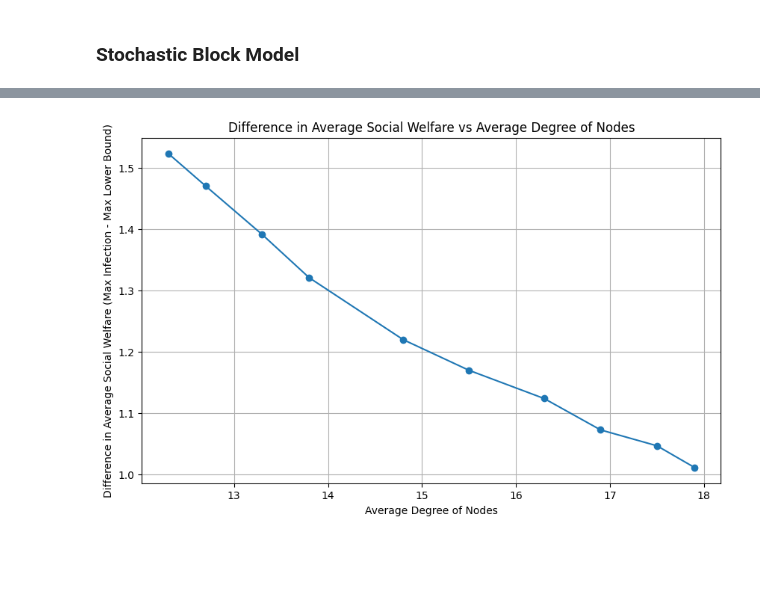
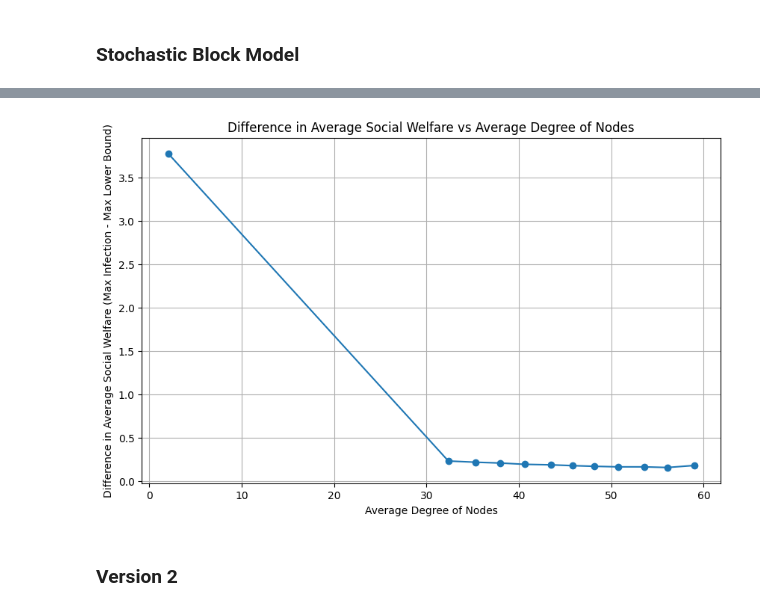
Before and after one commit to Jw1836/HybridNetworkModel, a Jupyter notebook: NMPC.ipynb, the cells around one changed output, grey strips where cells are left out. Saved outputs shown, nothing was run; the diff lists cells and outputs as text; code cells hidden in the pictures; blank space fills up the shorter version.

```diff
--- a/NMPC.ipynb
+++ b/NMPC.ipynb
@@ -686,8 +1026,8 @@ print("PARAMETERS: \n")
 print("Group 1: g1 = {}, u1 = {}, p_max1 = {}".format(g1, u1, p_max1))
 print("Group 2: g2 = {}, u2 = {}, p_max2 = {}".format(g2, u2, p_max2))
 #make the adjacency matrix for the network ER graph
-n1 = 10
-n2 = 10
+n1 = 25
+n2 = 25
 n = n1 + n2 #number nodes
 
 # #p = 0.05
@@ -699,7 +1039,7 @@ n = n1 + n2 #number nodes
 sizes = [n1, n2]
 
 # Define connection probabilities
-p_within = 0.9   # High probability for diagonal blocks (dense/strongly connected)
+p_within = 0.9  # High probability for diagonal blocks (dense/strongly connected)
 p_between = 0.1  # Low probability for off-diagonal blocks (sparse overall)
 
 # The probability matrix
@@ -987,7 +1416,7 @@ plt.show()
 ### Global Optimization Plots
 # %%
 # for exactly the same parameters run the global optimization to maximize the total infection population over the entire time horizon
-updates_per_horizon = 8
+updates_per_horizon = 2
 state_history_global, time_history_global, optimal_update_times_global = global_opt_max_infections(
     x_vec_0, A, B, D, m=updates_per_horizon, total_time=TOTAL_TIME, customer_groups = customer_groups
     )
@@ -1064,14 +1491,15 @@ Total Infection Integral (MPC Simulation):  2652.6920762468326
 ### Stochastic Block Model
 # %%
 #probability between different groups, 0.1 to 1.0
-intra_group_probabilities = np.linspace(0.3, 1.0, 10)
+intra_group_probabilities = np.linspace(0.2, 1.0, 10)
 inter_group_probability = 0.9
 updates_per_horizon = 2
 
-b1 = rng.uniform(0, 1,1)
-b2 = rng.uniform(0, 1,1)
-d1 = rng.uniform(0, 1,1)
-d2 = rng.uniform(0, 1,1)
+# b1 = rng.uniform(0, 1,1)
+# b2 = rng.uniform(0, 1,1)
+# d1 = rng.uniform(0, 1,1)
+# d2 = rng.uniform(0, 1,1)
+print("spreading parameters: ", d1, d2, b1, b2)
 B = np.diag(np.concatenate((b1 * np.ones(n1), b2 * np.ones(n2))))
 D = np.diag(np.concatenate((d1 * np.ones(n1), d2 * np.ones(n2))))
 
@@ -1079,13 +1507,13 @@ D = np.diag(np.concatenate((d1 * np.ones(n1), d2 * np.ones(n2))))
 H = 60
 TOTAL_TIME = 150
 
-n1 = 10
-n2 = 10
+n1 = 30
+n2 = 30
 n = n1 + n2 #number nodes
 sizes = [n1, n2]
 
 #parameters
-g1 = 80 #determines how wide the bell curve is
+g1 = 30 #determines how wide the bell curve is
 u1 = 25 #determines the center of the bell curve
 p_max1 = 1.3 #make boost someone can have
 g2 = 20
@@ -1095,25 +1523,48 @@ customer_groups = {"Group 1": (list(range(n1)), [g1, u1, p_max1]), "Group 2": (l
 
 x_vec_0 = rng.uniform(0, 1, n)
 
+
 node_avg_degree = []
 difference_in_integrals = []
 
 #for each one of the intra group probabilities, make a graph run both MPCs and record the difference
-for intra_prob in intra_group_probabilities:
+for i in range(len(intra_group_probabilities) + 2):
+    if i == 0:
+        intra_prob = 0.0
+    elif i == len(intra_group_probabilities) + 1:
+        intra_prob = 100
+    else:
+        intra_prob = intra_group_probabilities[i - 1]
+
     print("#########################################################################################")
+
+    if(intra_prob == 0.0): #if the first one, the graph should be two cycles with one edge in between the group
+        Graph = nx.cycle_graph(n1)
+        Graph2 = nx.cycle_graph(n2)
+        Graph = nx.disjoint_union(Graph, Graph2)
+        #add an edge between the two groups
+        Graph.add_edge(0, n1)
+
+    elif(intra_prob == 100): #if the last one, the graph should be a complete graph
+        Graph = nx.complete_graph(n)
+    else: # then do the stochastic block model
+
+
+        # Define connection probabilities
+        p_within = intra_prob   # High probability for diagonal blocks (dense/strongly connected)
+        p_between = inter_group_probability  # Low probability for off-diagonal blocks (sparse overall)
+
+        # The probability matrix
+        probs = [
+            [p_within, p_between],
+            [p_between, p_within]
+        ]
+
+        # Generate the graph
+        Graph = nx.stochastic_block_model(sizes, probs, seed=42)
+
+
     print("IntraProb: ", intra_prob)
-    # Define connection probabilities
-    p_within = intra_prob   # High probability for diagonal blocks (dense/strongly connected)
-    p_between = inter_group_probability  # Low probability for off-diagonal blocks (sparse overall)
-
-    # The probability matrix
-    probs = [
-        [p_within, p_between],
-        [p_between, p_within]
-    ]
-
-    # Generate the graph
-    Graph = nx.stochastic_block_model(sizes, probs, seed=42)
     A = nx.to_numpy_array(Graph, dtype=int)
 
     #run MPC for the hybrid model with two customer groups
@@ -1145,6 +1596,7 @@ for intra_prob in intra_group_probabilities:
     #calculate the difference in integrals
     difference_in_integrals.append(avg_total_infection_integral - avg_lower_bound_total_integral)
 
+
     #calculate the average degree of each node
     node_avg_degree.append(np.mean(np.sum(A, axis=0)))
     print("#########################################################################################")
@@ -1175,5 +1627,7 @@ Running NMPC Simulation for Max Lower Bound of Reproduction Number...
 Direct MPC Done!
 Running NMPC Simulation for Max Lower Bound of Reproduction Number...
 Lower Bound MPC Done!
 #########################################################################################
-[figure, old version]
+[figure, new version]
+# %% [markdown]
+### Version 2
```
Also changed, not shown: parts of 18 cells of this notebook, 3 other files.
